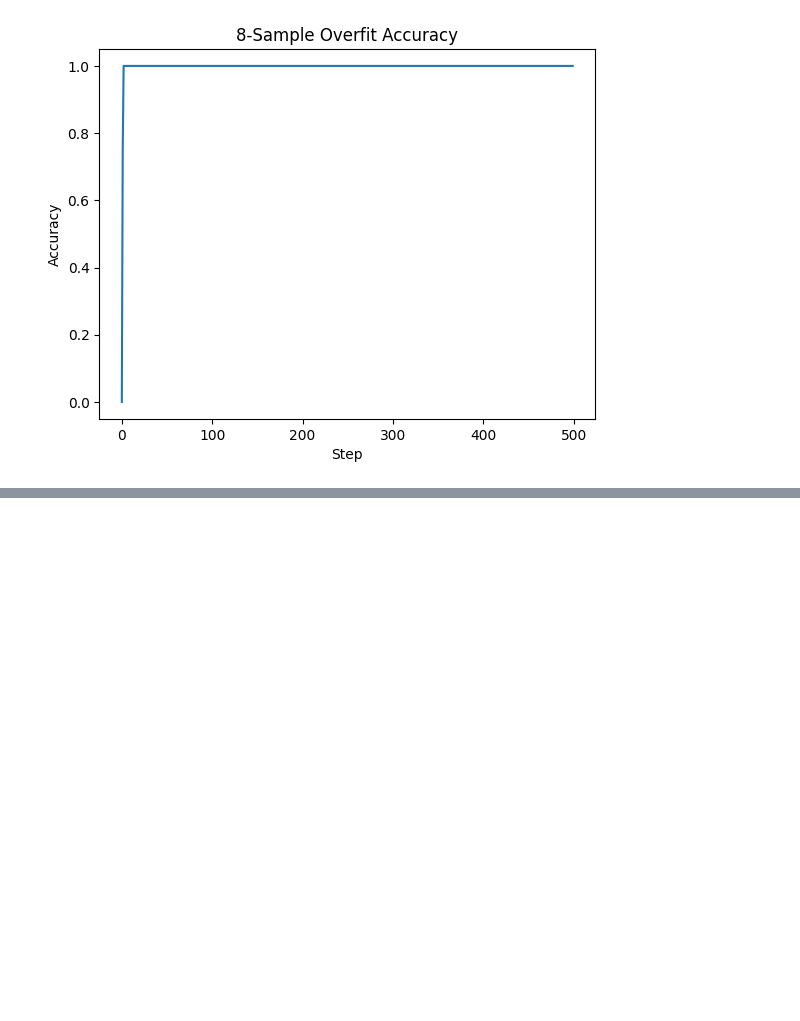
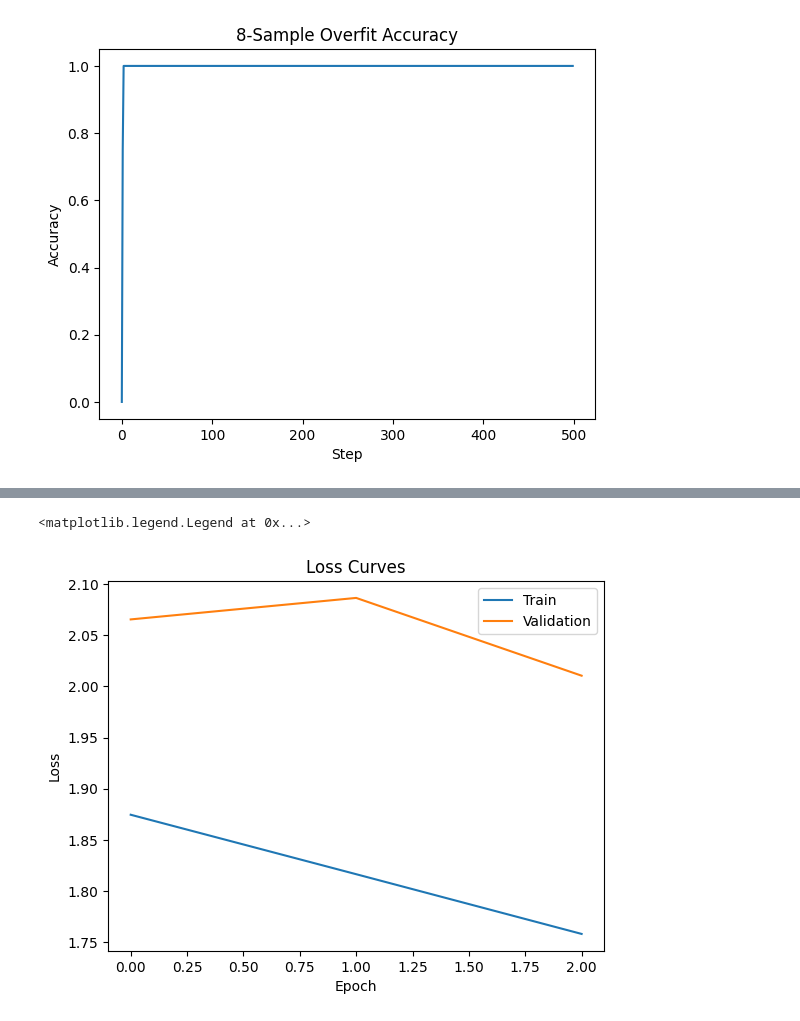
Before and after one commit to Ruipi/tfg, a Jupyter notebook: notebooks/03_model_baselines.ipynb, the cells around one changed output, grey strips where cells are left out. Drawn from its saved outputs; the diff is of its cells as text; code cells hidden in the pictures; blank space fills up the shorter version.

```diff
--- a/notebooks/03_model_baselines.ipynb
+++ b/notebooks/03_model_baselines.ipynb
@@ -427,0 +460,2 @@ Text(0.5, 1.0, '8-Sample Overfit Accuracy')
+# %%
+batch = next(iter(dataloader))
@@ -427,0 +501,2 @@ Text(0.5, 1.0, '8-Sample Overfit Accuracy')
+# %%
+model = MahjongTransformer().to(device)
@@ -427,0 +549,26 @@ Text(0.5, 1.0, '8-Sample Overfit Accuracy')
+# %%
+criterion = nn.CrossEntropyLoss()
+
+optimizer = optim.AdamW(
+    model.parameters(),
+    lr=1e-4,
+)
+# %%
+def move_batch_to_device(batch, device):
+
+    moved = {}
+
+    for key, value in batch.items():
+
+        if isinstance(value, list):
+
+            moved[key] = [
+                v.to(device)
+                for v in value
+            ]
+
+        else:
+
+            moved[key] = value.to(device)
+
+    return moved
@@ -427,0 +846,15 @@ Text(0.5, 1.0, '8-Sample Overfit Accuracy')
+# %%
+plt.plot(train_losses, label="Train")
+
+plt.plot(val_losses, label="Validation")
+
+plt.xlabel("Epoch")
+
+plt.ylabel("Loss")
+
+plt.title("Loss Curves")
+
+plt.legend()
+# %% [output]
+<matplotlib.legend.Legend at 0x...>
+[figure, added]
```
Also changed, not shown: parts of 17 cells of this notebook, 10 other files.
